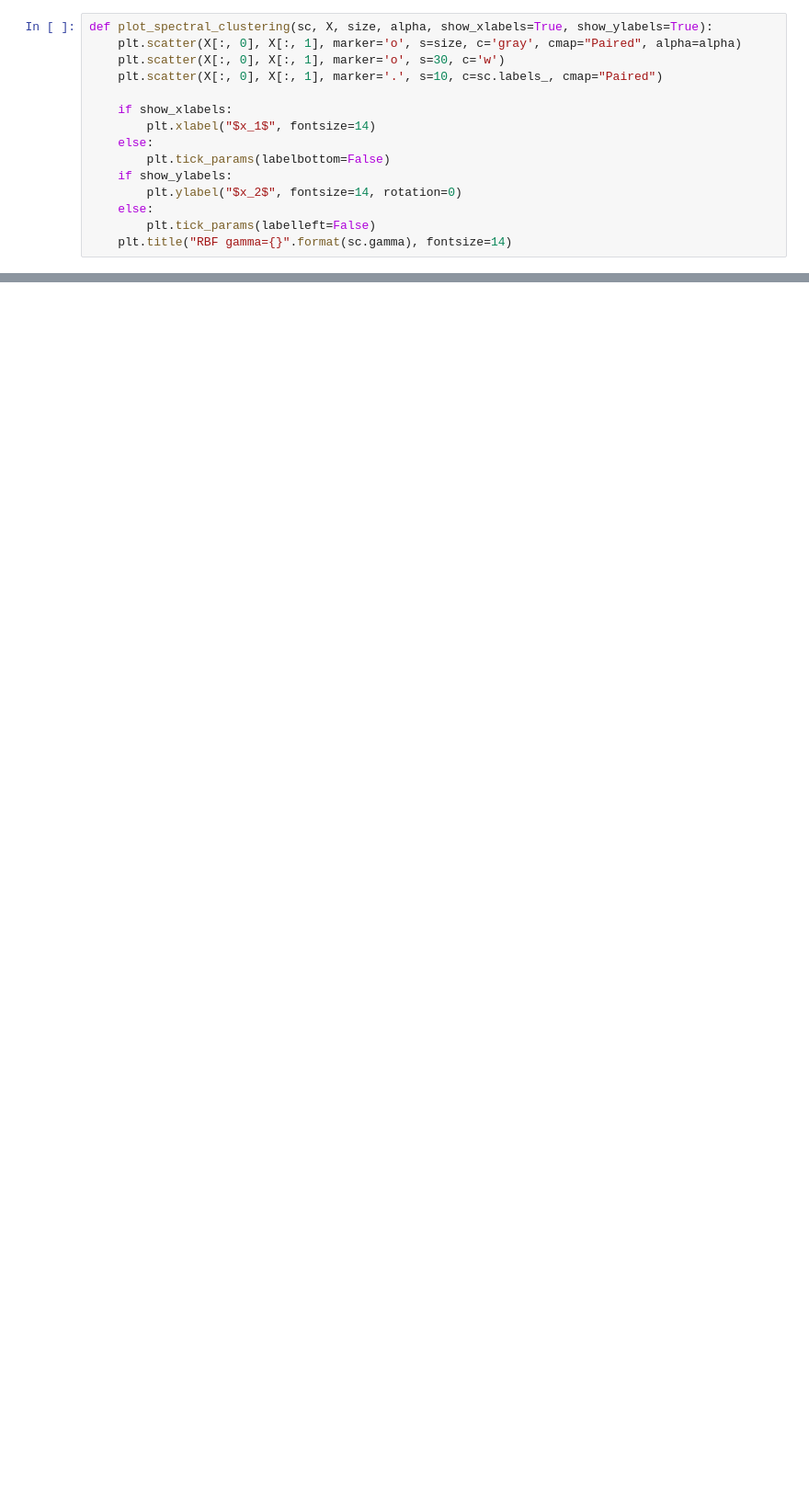
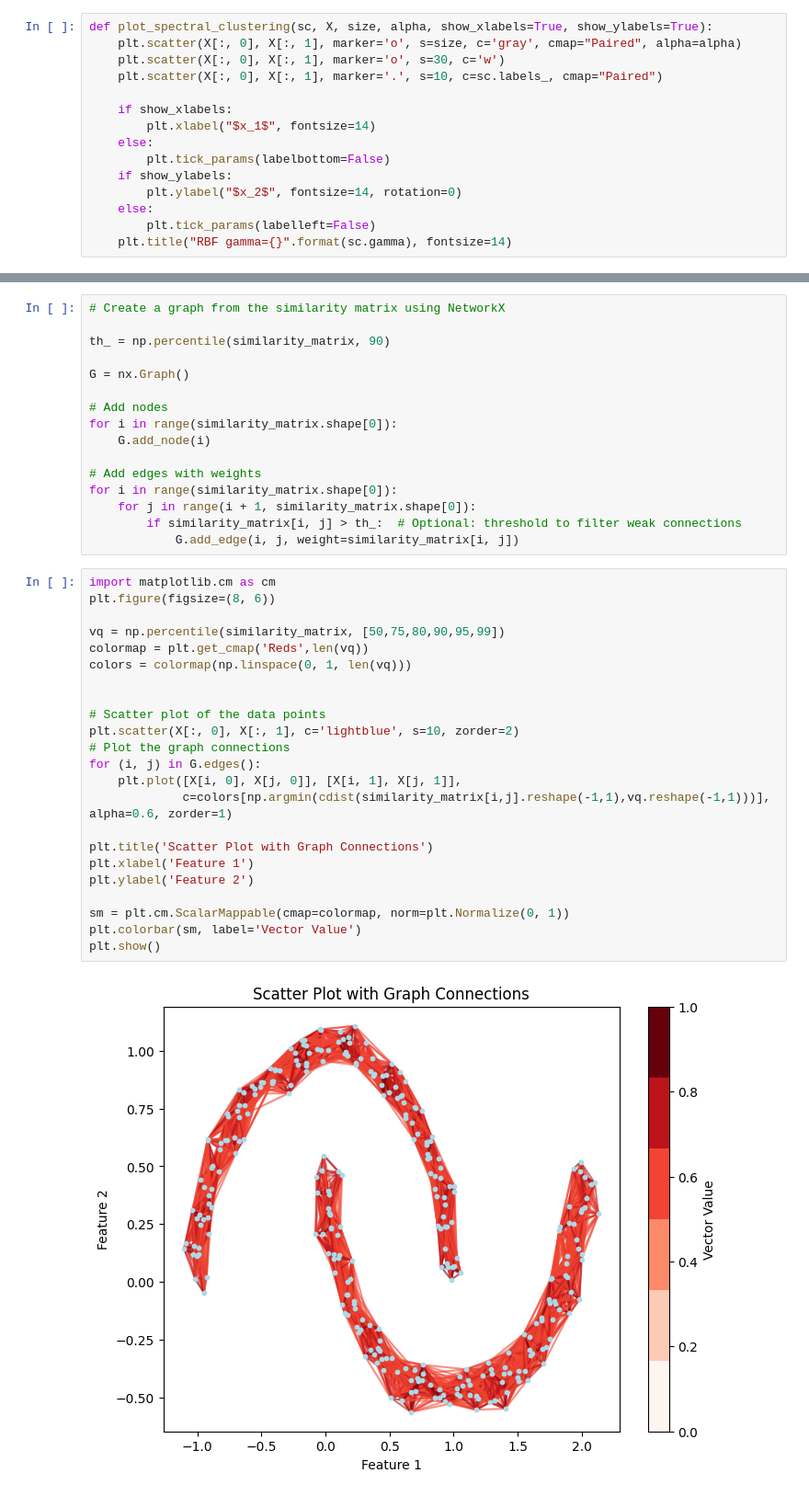
Before and after one commit to amalvarezme/AprendizajeMaquina, a Jupyter notebook: 4_Clasificacion_Clustering_DR/7_ConglomeradosNosupervisado.ipynb, the cells around one changed output, grey strips where cells are left out. Shown at 92% size. Drawn from its saved outputs; the diff is of its cells as text; blank space fills up the shorter version.

```diff
--- a/4_Clasificacion_Clustering_DR/7_ConglomeradosNosupervisado.ipynb
+++ b/4_Clasificacion_Clustering_DR/7_ConglomeradosNosupervisado.ipynb
@@ -955,0 +974,41 @@ plt.show()
+# %%
+# Create a graph from the similarity matrix using NetworkX
+
+th_ = np.percentile(similarity_matrix, 90)
+
+G = nx.Graph()
+
+# Add nodes
+for i in range(similarity_matrix.shape[0]):
+    G.add_node(i)
+
+# Add edges with weights
+for i in range(similarity_matrix.shape[0]):
+    for j in range(i + 1, similarity_matrix.shape[0]):
+        if similarity_matrix[i, j] > th_:  # Optional: threshold to filter weak connections
+            G.add_edge(i, j, weight=similarity_matrix[i, j])
+# %%
+import matplotlib.cm as cm
+plt.figure(figsize=(8, 6))
+
+vq = np.percentile(similarity_matrix, [50,75,80,90,95,99])
+colormap = plt.get_cmap('Reds',len(vq))
+colors = colormap(np.linspace(0, 1, len(vq)))
+
+
+# Scatter plot of the data points
+plt.scatter(X[:, 0], X[:, 1], c='lightblue', s=10, zorder=2)
+# Plot the graph connections
+for (i, j) in G.edges():
+    plt.plot([X[i, 0], X[j, 0]], [X[i, 1], X[j, 1]],
+             c=colors[np.argmin(cdist(similarity_matrix[i,j].reshape(-1,1),vq.reshape(-1,1)))], alpha=0.6, zorder=1)
+
+plt.title('Scatter Plot with Graph Connections')
+plt.xlabel('Feature 1')
+plt.ylabel('Feature 2')
+
+sm = plt.cm.ScalarMappable(cmap=colormap, norm=plt.Normalize(0, 1))
+plt.colorbar(sm, label='Vector Value')
+plt.show()
+# %% [output]
+[figure, added]
```
Also changed, not shown: parts of 14 cells of this notebook.
